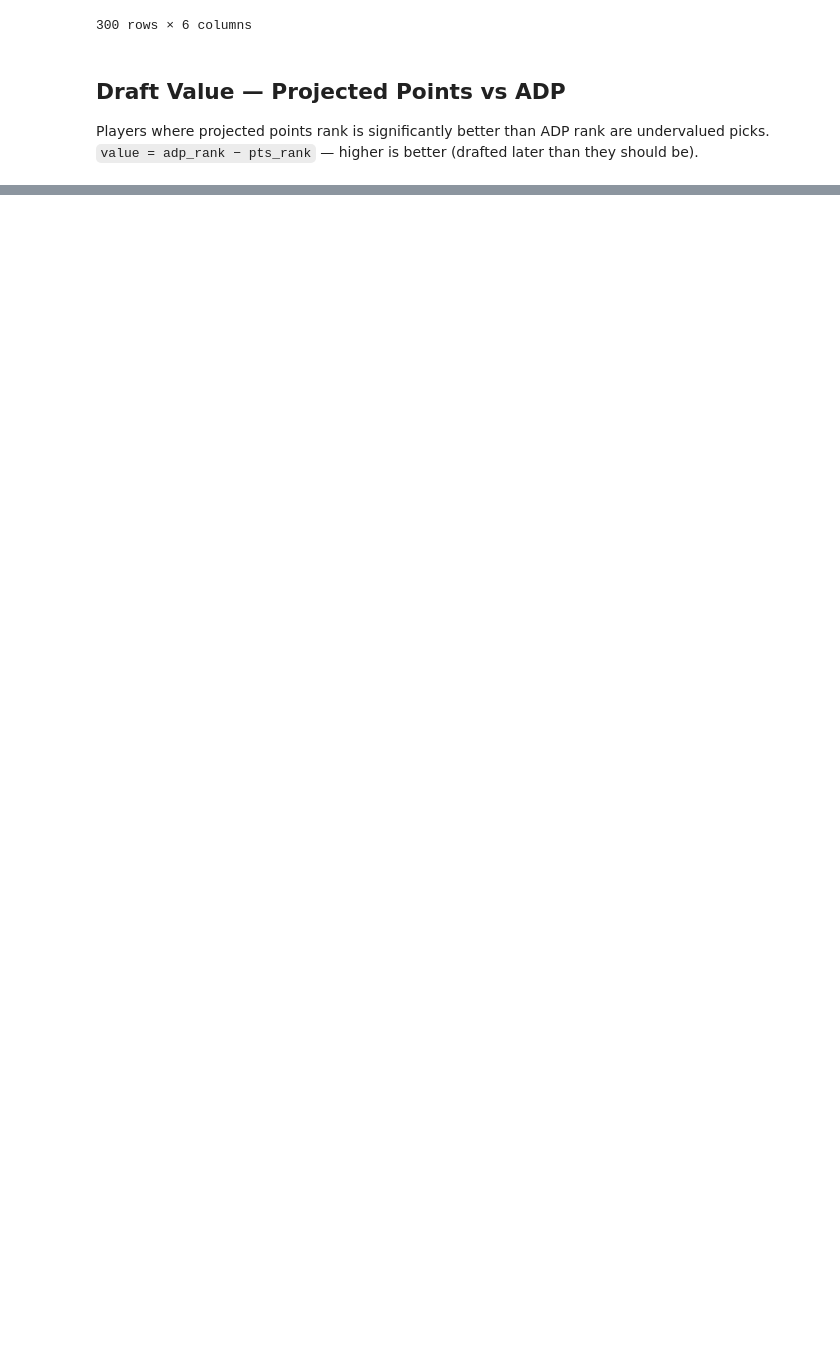
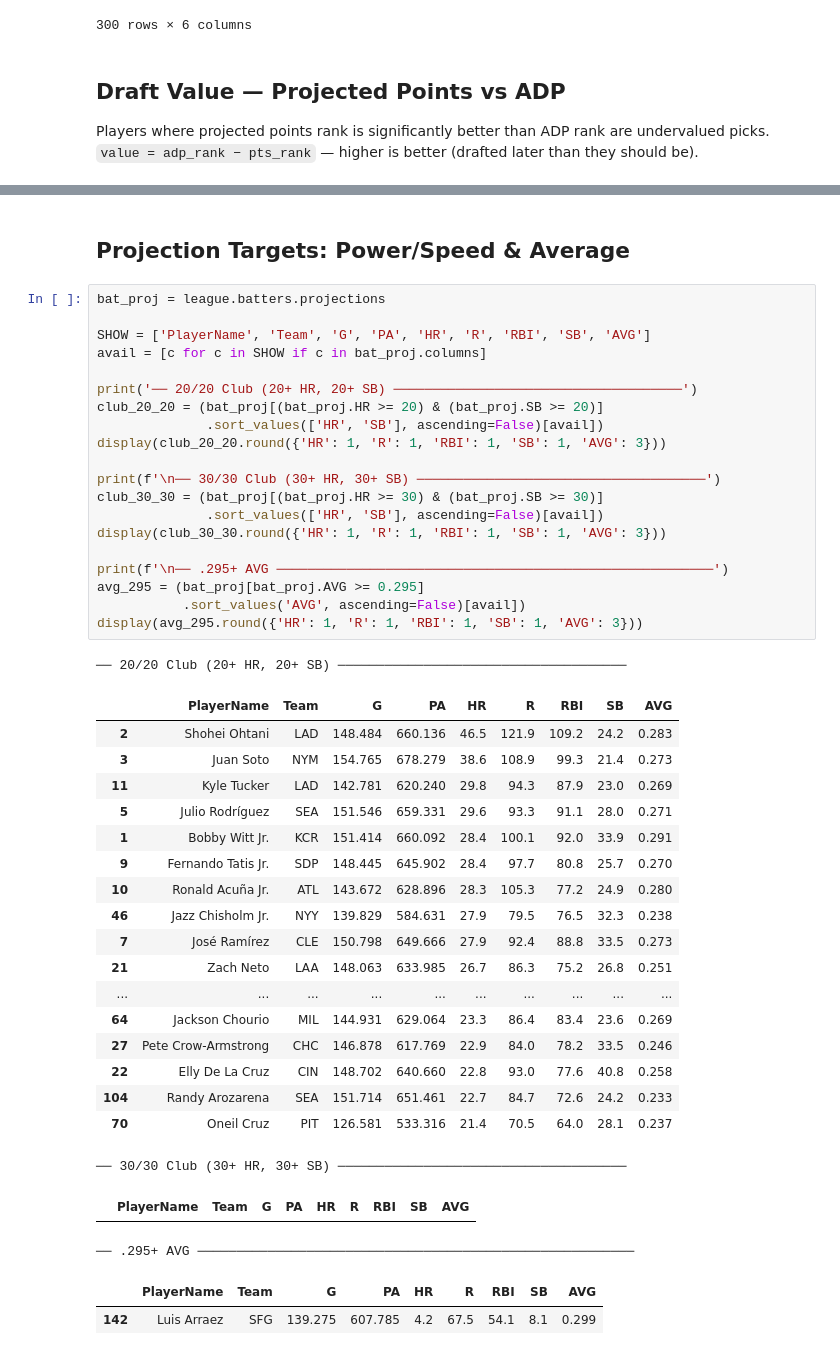
Before and after one commit to sandsmichael/baseball, a Jupyter notebook: notebooks/draft_research.ipynb, the cells around one changed output, grey strips where cells are left out. Drawn from its saved outputs; the diff is of its cells as text; blank space fills up the shorter version.

```diff
--- a/notebooks/draft_research.ipynb
+++ b/notebooks/draft_research.ipynb
@@ -431,0 +432,46 @@ Top 30 undervalued — drafted much later than roto rankings suggest:
+# %% [markdown]
+## Projection Targets: Power/Speed & Average
+# %%
+bat_proj = league.batters.projections
+
+SHOW = ['PlayerName', 'Team', 'G', 'PA', 'HR', 'R', 'RBI', 'SB', 'AVG']
+avail = [c for c in SHOW if c in bat_proj.columns]
+
+print('── 20/20 Club (20+ HR, 20+ SB) ─────────────────────────────────────')
+club_20_20 = (bat_proj[(bat_proj.HR >= 20) & (bat_proj.SB >= 20)]
+              .sort_values(['HR', 'SB'], ascending=False)[avail])
+display(club_20_20.round({'HR': 1, 'R': 1, 'RBI': 1, 'SB': 1, 'AVG': 3}))
+
+print(f'\n── 30/30 Club (30+ HR, 30+ SB) ─────────────────────────────────────')
+club_30_30 = (bat_proj[(bat_proj.HR >= 30) & (bat_proj.SB >= 30)]
+              .sort_values(['HR', 'SB'], ascending=False)[avail])
+display(club_30_30.round({'HR': 1, 'R': 1, 'RBI': 1, 'SB': 1, 'AVG': 3}))
+
+print(f'\n── .295+ AVG ────────────────────────────────────────────────────────')
+avg_295 = (bat_proj[bat_proj.AVG >= 0.295]
+           .sort_values('AVG', ascending=False)[avail])
+display(avg_295.round({'HR': 1, 'R': 1, 'RBI': 1, 'SB': 1, 'AVG': 3}))
+# %% [output]
+── 20/20 Club (20+ HR, 20+ SB) ─────────────────────────────────────
+|  | PlayerName | Team | G | PA | HR | R | RBI | SB | AVG |
+| 2 | Shohei Ohtani | LAD | 148.484 | 660.136 | 46.5 | 121.9 | 109.2 | 24.2 | 0.283 |
+| 3 | Juan Soto | NYM | 154.765 | 678.279 | 38.6 | 108.9 | 99.3 | 21.4 | 0.273 |
+| 11 | Kyle Tucker | LAD | 142.781 | 620.240 | 29.8 | 94.3 | 87.9 | 23.0 | 0.269 |
+| 5 | Julio Rodríguez | SEA | 151.546 | 659.331 | 29.6 | 93.3 | 91.1 | 28.0 | 0.271 |
+| 1 | Bobby Witt Jr. | KCR | 151.414 | 660.092 | 28.4 | 100.1 | 92.0 | 33.9 | 0.291 |
+| 9 | Fernando Tatis Jr. | SDP | 148.445 | 645.902 | 28.4 | 97.7 | 80.8 | 25.7 | 0.270 |
+| 10 | Ronald Acuña Jr. | ATL | 143.672 | 628.896 | 28.3 | 105.3 | 77.2 | 24.9 | 0.280 |
+| 46 | Jazz Chisholm Jr. | NYY | 139.829 | 584.631 | 27.9 | 79.5 | 76.5 | 32.3 | 0.238 |
+| 7 | José Ramírez | CLE | 150.798 | 649.666 | 27.9 | 92.4 | 88.8 | 33.5 | 0.273 |
+| 21 | Zach Neto | LAA | 148.063 | 633.985 | 26.7 | 86.3 | 75.2 | 26.8 | 0.251 |
+| ... | ... | ... | ... | ... | ... | ... | ... | ... | ... |
+| 64 | Jackson Chourio | MIL | 144.931 | 629.064 | 23.3 | 86.4 | 83.4 | 23.6 | 0.269 |
+| 27 | Pete Crow-Armstrong | CHC | 146.878 | 617.769 | 22.9 | 84.0 | 78.2 | 33.5 | 0.246 |
+| 22 | Elly De La Cruz | CIN | 148.702 | 640.660 | 22.8 | 93.0 | 77.6 | 40.8 | 0.258 |
+| 104 | Randy Arozarena | SEA | 151.714 | 651.461 | 22.7 | 84.7 | 72.6 | 24.2 | 0.233 |
+| 70 | Oneil Cruz | PIT | 126.581 | 533.316 | 21.4 | 70.5 | 64.0 | 28.1 | 0.237 |
+── 30/30 Club (30+ HR, 30+ SB) ─────────────────────────────────────
+|  | PlayerName | Team | G | PA | HR | R | RBI | SB | AVG |
+── .295+ AVG ────────────────────────────────────────────────────────
+|  | PlayerName | Team | G | PA | HR | R | RBI | SB | AVG |
+| 142 | Luis Arraez | SFG | 139.275 | 607.785 | 4.2 | 67.5 | 54.1 | 8.1 | 0.299 |
```
Also changed, not shown: parts of 9 cells of this notebook, 9 other files.
